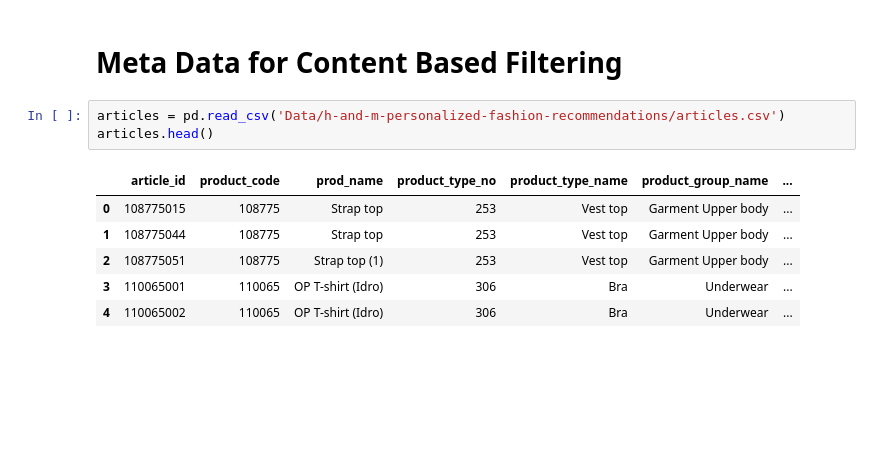
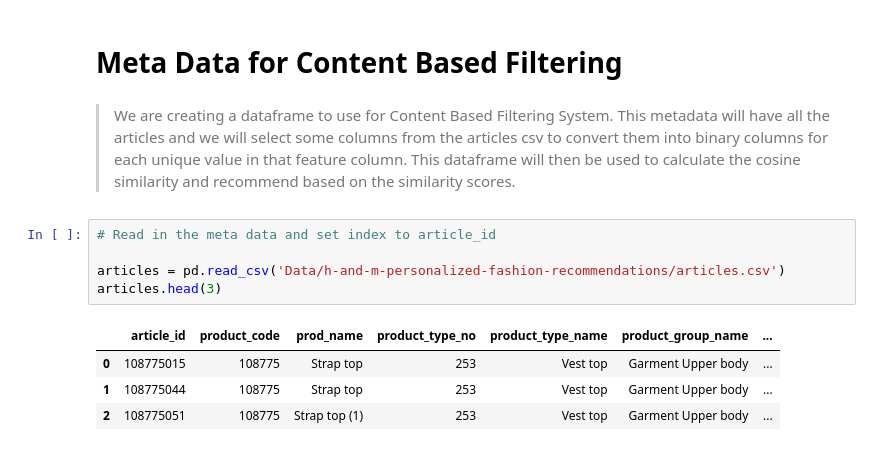
Before and after one commit to aliceagrawal/HM-Recommender-System-App, a Jupyter notebook: FinalDataPreparation.ipynb, the cells around one changed output. Drawn from its saved outputs; the diff is of its cells as text; blank space fills up the shorter version.

```diff
--- a/FinalDataPreparation.ipynb
+++ b/FinalDataPreparation.ipynb
@@ -313,13 +223,15 @@ compression_opts = dict(method='zip', archive_name='Data/out.csv')
 transactions.to_csv('Data/out.zip', index=False, compression=compression_opts)
 # %% [markdown]
 # Meta Data for Content Based Filtering
+# %% [markdown]
+> We are creating a dataframe to use for Content Based Filtering System. This metadata will have all the articles and we will select some columns from the articles csv to convert them into binary columns for each unique value in that feature column. This dataframe will then be used to calculate the cosine similarity and recommend based on the similarity scores.
 # %%
+# Read in the meta data and set index to article_id
+
 articles = pd.read_csv('Data/h-and-m-personalized-fashion-recommendations/articles.csv')
-articles.head()
+articles.head(3)
 # %% [output]
 |  | article_id | product_code | prod_name | product_type_no | product_type_name | product_group_name | ... |
 | 0 | 108775015 | 108775 | Strap top | 253 | Vest top | Garment Upper body | ... |
 | 1 | 108775044 | 108775 | Strap top | 253 | Vest top | Garment Upper body | ... |
 | 2 | 108775051 | 108775 | Strap top (1) | 253 | Vest top | Garment Upper body | ... |
-| 3 | 110065001 | 110065 | OP T-shirt (Idro) | 306 | Bra | Underwear | ... |
-| 4 | 110065002 | 110065 | OP T-shirt (Idro) | 306 | Bra | Underwear | ... |
```
Also changed, not shown: parts of 28 cells of this notebook, 1 other file.
